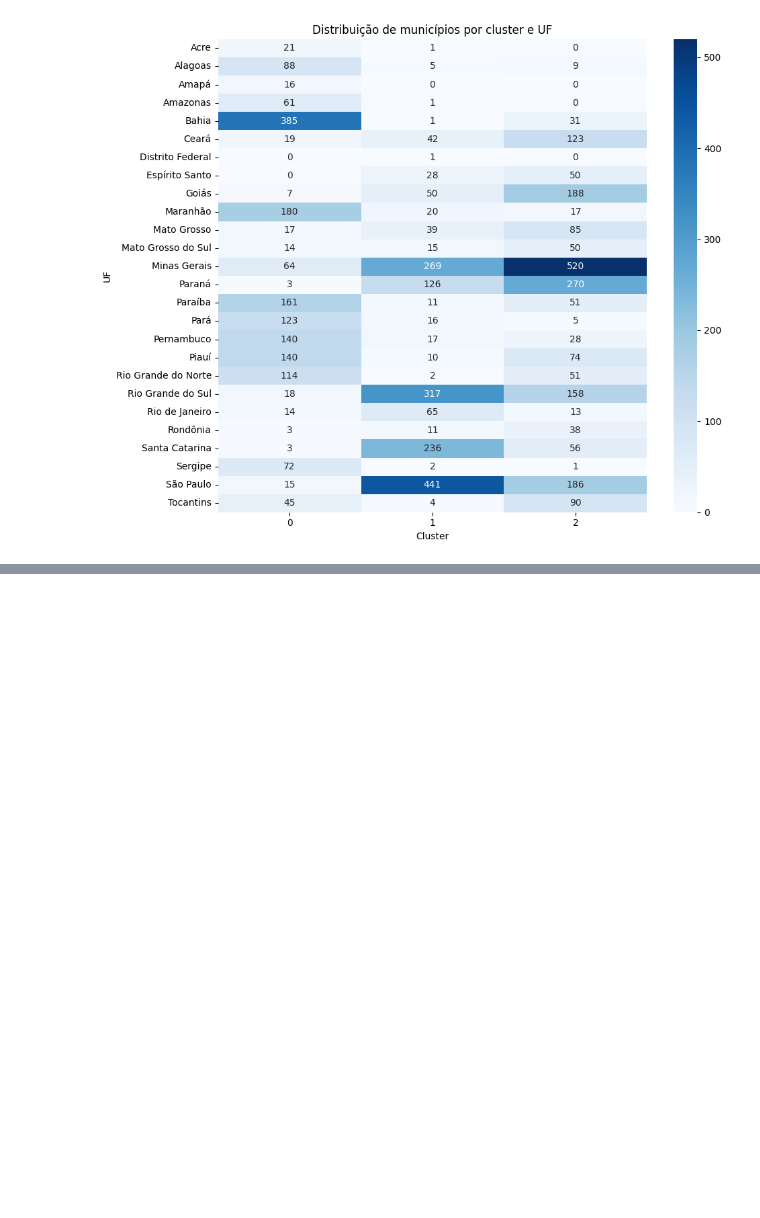
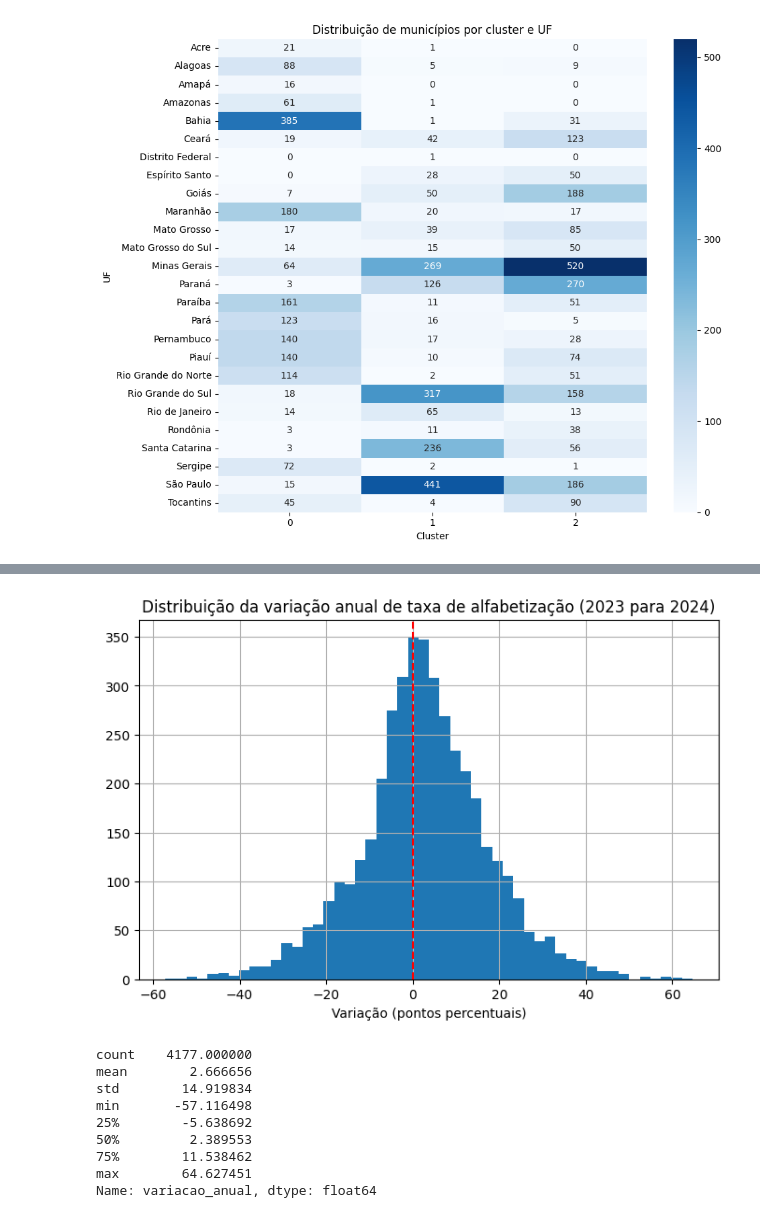
Before and after one commit to p-teco/tech_challenge_fase3, a Jupyter notebook: notebooks/modelagem.ipynb, the cells around one changed output, grey strips where cells are left out. Saved outputs shown, nothing was run; the diff lists cells and outputs as text; code cells hidden in the pictures; blank space fills up the shorter version.

Commit message:
analise de tendencia

```diff
--- a/notebooks/modelagem.ipynb
+++ b/notebooks/modelagem.ipynb
@@ -278,3 +279,11 @@ cluster
 1                        0.115         10.106            1730
 2                        0.204          8.759            2094
 [figure]
+# %%
+tabela_tendencia = construir_tabela_tendencia_meta(df, minimo_alunos_por_ano=100)
+
+resumo = resumo_classificacao_risco(tabela_tendencia)
+print(resumo)
+
+print("\nMunicípios com maior risco (ritmo muito lento ou estagnado):")
+print(tabela_tendencia[tabela_tendencia["classificacao_risco"].str.contains("Risco alto")].head(20))
@@ -280,0 +308,22 @@ cluster
+# %%
+import matplotlib.pyplot as plt
+
+plt.figure(figsize=(8, 5))
+tabela_tendencia["variacao_anual"].hist(bins=50)
+plt.axvline(0, color="red", linestyle="--")
+plt.title("Distribuição da variação anual de taxa de alfabetização (2023 para 2024)")
+plt.xlabel("Variação (pontos percentuais)")
+plt.show()
+
+print(tabela_tendencia["variacao_anual"].describe())
+# %% [output]
+[figure, added]
+count    4177.000000
+mean        2.666656
+std        14.919834
+min       -57.116498
+25%        -5.638692
+50%         2.389553
+75%        11.538462
+max        64.627451
+Name: variacao_anual, dtype: float64
```
Also changed, not shown: parts of 4 cells of this notebook, 1 other file.
